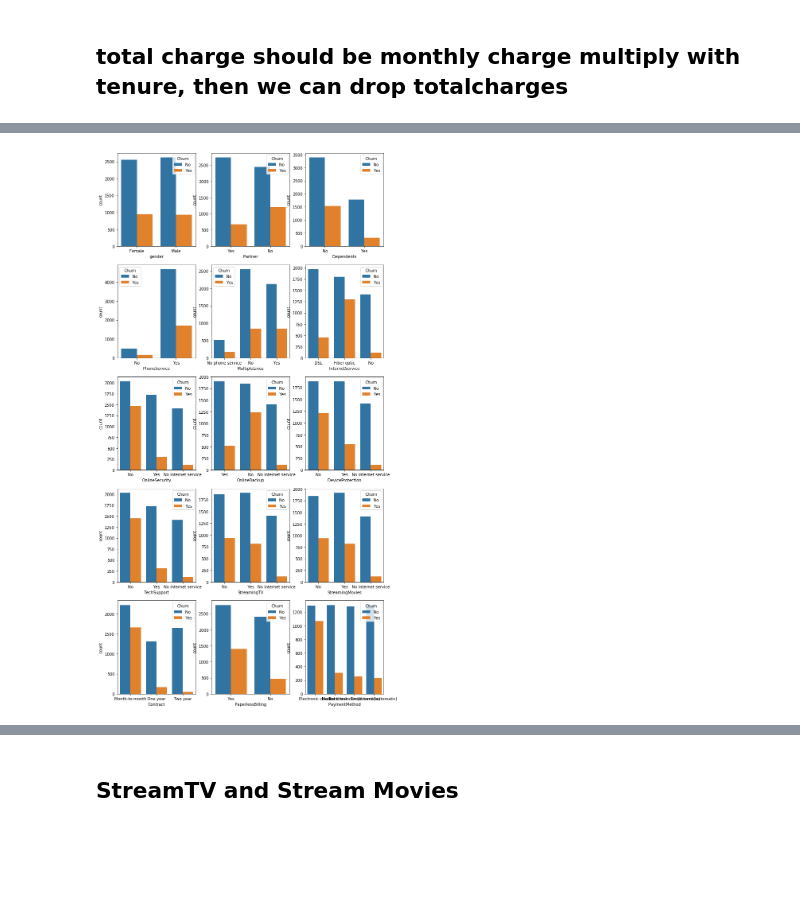
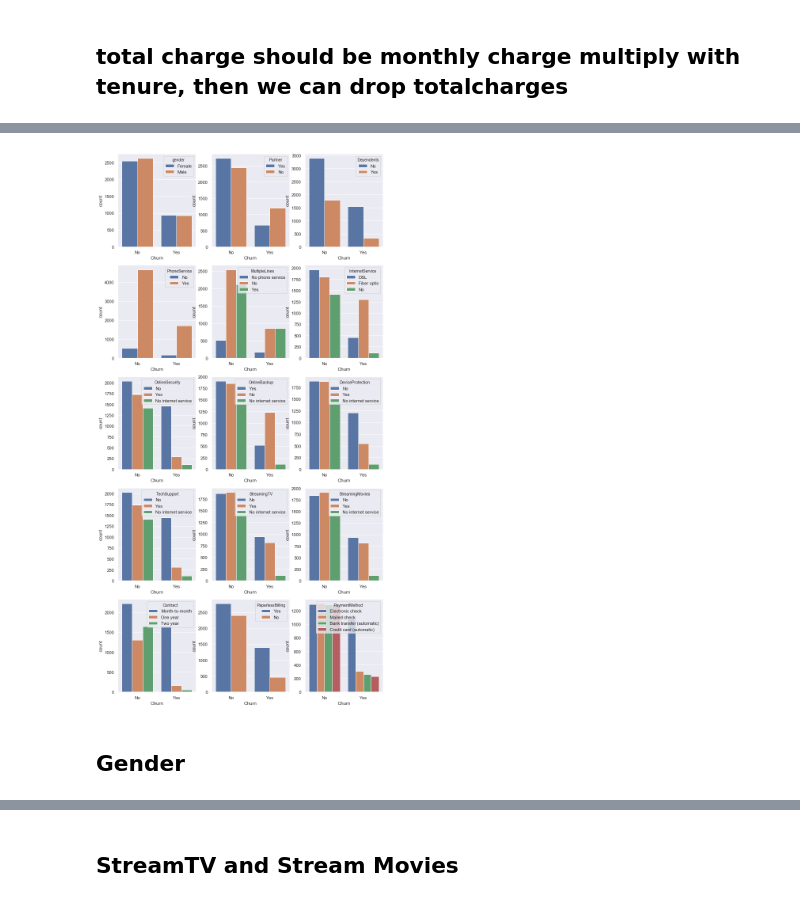
Before and after one commit to seanloe/PythonHome, a Jupyter notebook: jupyter-notebooks/kaggle_telco_customer_churn/kaggle_telco_customer_churn.ipynb, the cells around one changed output, grey strips where cells are left out. Cells and saved outputs as stored; diff of their text form; code cells hidden in the pictures; blank space fills up the shorter version.

```diff
--- a/jupyter-notebooks/kaggle_telco_customer_churn/kaggle_telco_customer_churn.ipynb
+++ b/jupyter-notebooks/kaggle_telco_customer_churn/kaggle_telco_customer_churn.ipynb
@@ -14,9 +16,7 @@ customer.shape
 ## Clean Data
 # %%
 #check for NaN distribution
-for col in customer.columns:
-    percent = customer[col].isnull().sum()/len(customer[col])
-    print("%s %.2f"%(col,percent))
+print(customer.info())
 #ok seems no NaN found
 length = len(customer)
 #for those with object dtype check variation >.5
@@ -103,6 +109,8 @@ sns.jointplot(customer.tenure,customer.MonthlyCharges, kind='reg') #seems not ob
 # %%
 fig , axs = plt.subplots(len(categorical_col)//3,3, figsize=(4*3,5*(len(categorical_col)//3)) )
 for i, col in enumerate(categorical_col):
-    sns.countplot(x= categorical_col[i], hue= 'Churn',data=customer, ax= axs[i//3][i%3])
+    sns.countplot(x= 'Churn', hue= categorical_col[i],data=customer, ax= axs[i//3][i%3])
 # %% [output]
-[figure, old version]
+[figure, new version]
+# %% [markdown]
+## Gender
```
Also changed, not shown: parts of 27 cells of this notebook.
